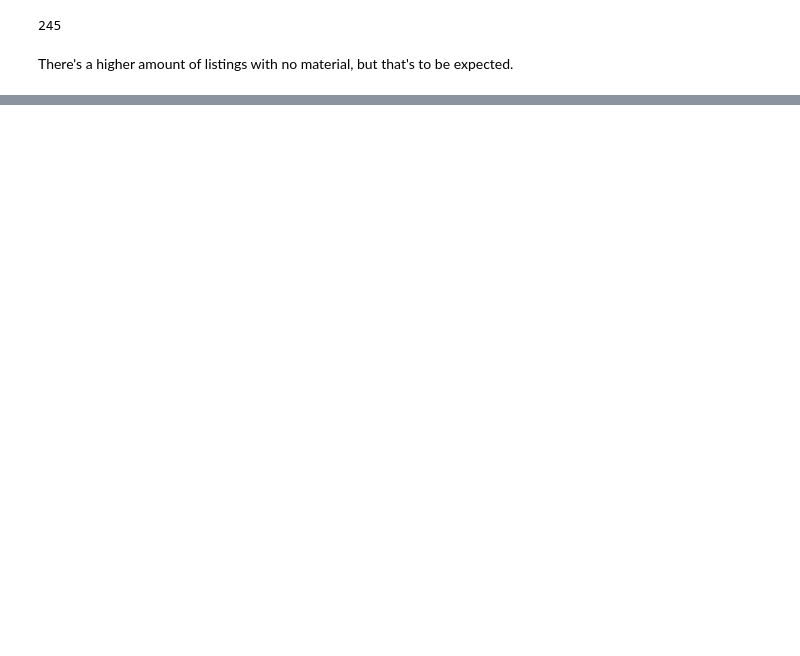
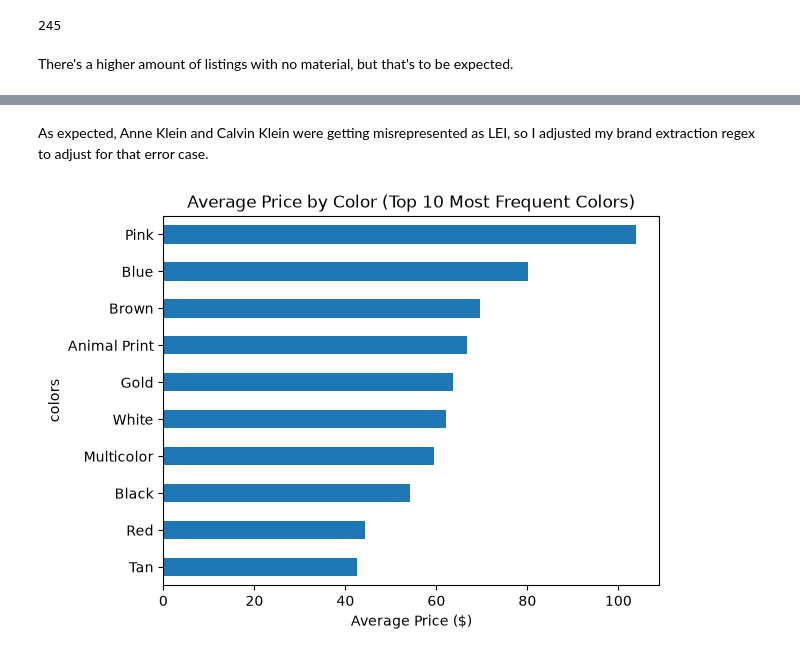
Before and after one commit to maelinfan/vintage-heel-price-predictor, a Jupyter notebook: notebook/01_eda.ipynb, the cells around one changed output, grey strips where cells are left out. Drawn from its saved outputs; the diff is of its cells as text; code cells hidden in the pictures; blank space fills up the shorter version.

```diff
--- a/notebook/01_eda.ipynb
+++ b/notebook/01_eda.ipynb
@@ -1386,0 +1416,10 @@ df[["title","brand", "colors", "size", "price", "materials"]].sample(20)
+# %% [markdown]
+As expected, Anne Klein and Calvin Klein were getting misrepresented as LEI, so I adjusted my brand extraction regex to adjust for that error case.
+# %%
+top_colors = df["colors"].value_counts().head(10).index
+df[df["colors"].isin(top_colors)].groupby("colors")["price"].mean().sort_values().plot(kind="barh")
+plt.xlabel("Average Price ($)")
+plt.title("Average Price by Color (Top 10 Most Frequent Colors)")
+plt.show()
+# %% [output]
+[figure, added]
```
Also changed, not shown: parts of 22 cells of this notebook.
